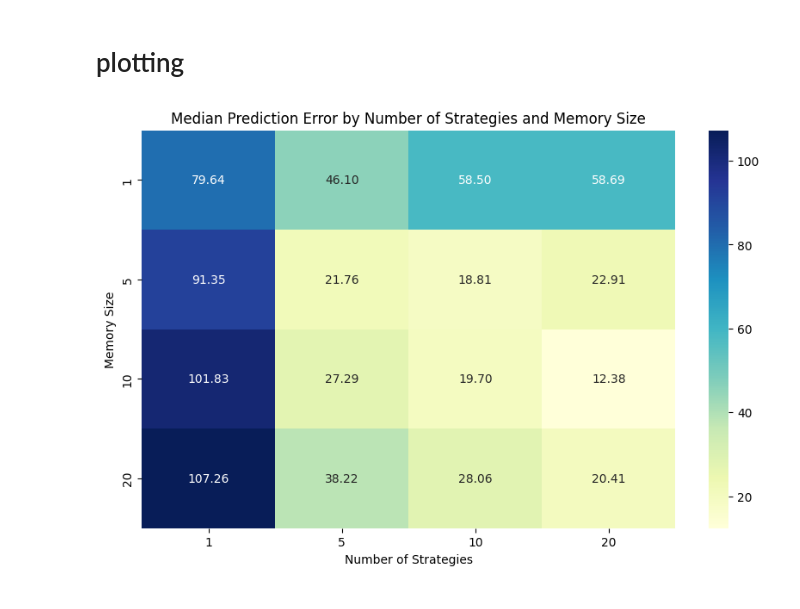
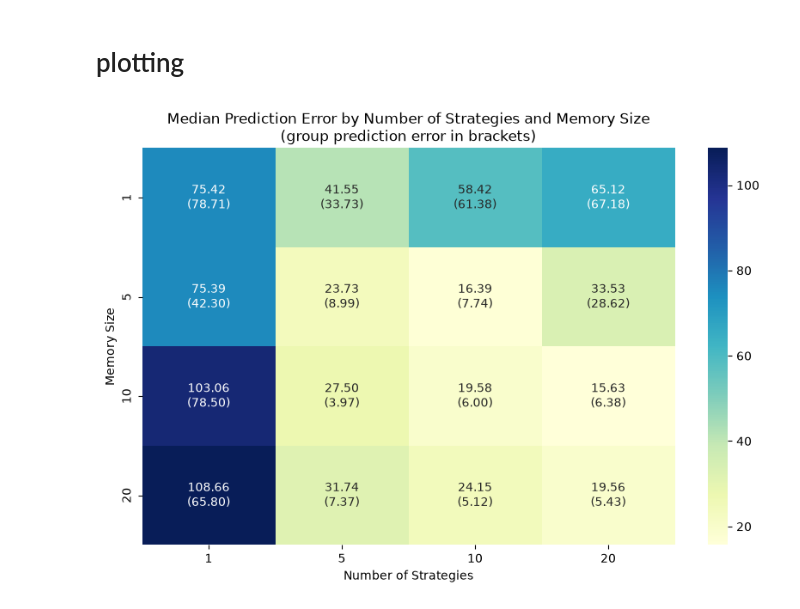
Before and after one commit to WimPouw/multi_agent_systems_practicum, a Jupyter notebook: docs/models/elfarol_model_extended/elfaro_python_extended.ipynb, the cells around one changed output. Saved outputs shown, nothing was run; the diff lists cells and outputs as text; code cells hidden in the pictures.

```diff
--- a/docs/models/elfarol_model_extended/elfaro_python_extended.ipynb
+++ b/docs/models/elfarol_model_extended/elfaro_python_extended.ipynb
@@ -124,7 +124,7 @@ class BarGoingAgent(CellAgent):
 
         # Predict attendance using best strategy
         self.prediction = self.predict_attendance(self.best_strategy, attendance_history)
-        # Decide to attend if prediction is below threshold
+        # Decide to attend if prediction is at or below threshold
         self.attend = (self.prediction <= self.overcrowding_threshold)
 
     def get_zone(self):
@@ -185,7 +185,7 @@ class BarGoingAgent(CellAgent):
     def adapt_decide_move(self):
         """The key behavior method: adapt strategies, predict and decide attendance, move."""
         # calculate the prediction
-        self.prediction_error = abs(self.model.attendance-self.predict_attendance(self.best_strategy, self.model.history))
+        self.prediction_error = abs(self.model.attendance - self.prediction)
         # Update strategies based on past performance
         self.update_strategies()
         # Make attendance decision based on prediction
@@ -419,14 +417,26 @@ results_5seeds.to_csv('./batch_run_5seeds.csv')
 # %%
 import matplotlib.pyplot as plt
 import seaborn as sns
-results_grouped = results_5seeds.groupby(['number_of_strategies', 'memory_size'])
+results_grouped = results_2seeds.groupby(['number_of_strategies', 'memory_size'])
 median_errors = results_grouped['prediction_error'].median().reset_index()
+
+# group prediction error: per run and step, how far is the average prediction of all agents from the actual attendance
+group_steps = results_2seeds.groupby(['number_of_strategies', 'memory_size', 'iteration', 'Step']).agg(
+    mean_prediction=('prediction', 'mean'), attendance=('attendance', 'first')).reset_index()
+group_steps['group_error'] = (group_steps['mean_prediction'] - group_steps['attendance']).abs()
+group_errors = group_steps.groupby(['number_of_strategies', 'memory_size'])['group_error'].median().reset_index()
+
+# make the labels: agent error, with the group error in brackets below it
+agent_table = median_errors.pivot(index='memory_size', columns='number_of_strategies', values='prediction_error')
+group_table = group_errors.pivot(index='memory_size', columns='number_of_strategies', values='group_error')
+labels = agent_table.map(lambda v: f"{v:.2f}") + "\n(" + group_table.map(lambda v: f"{v:.2f}") + ")"
+
 plt.figure(figsize=(10, 6))
-sns.heatmap(median_errors.pivot(index='memory_size', columns='number_of_strategies', values='prediction_error'), annot=True, fmt=".2f", cmap="YlGnBu")
-plt.title('Median Prediction Error by Number of Strategies and Memory Size')
+sns.heatmap(agent_table, annot=labels, fmt="", cmap="YlGnBu")
+plt.title('Median Prediction Error by Number of Strategies and Memory Size\n(group prediction error in brackets)')
 plt.xlabel('Number of Strategies')
 plt.ylabel('Memory Size')
 plt.savefig('median_prediction_error_heatmap.png') # save the figure
 plt.show()
 # %% [output]
-[figure, old version]
+[figure, new version]
```
Also changed, not shown: parts of 3 cells of this notebook, 50 other files.
